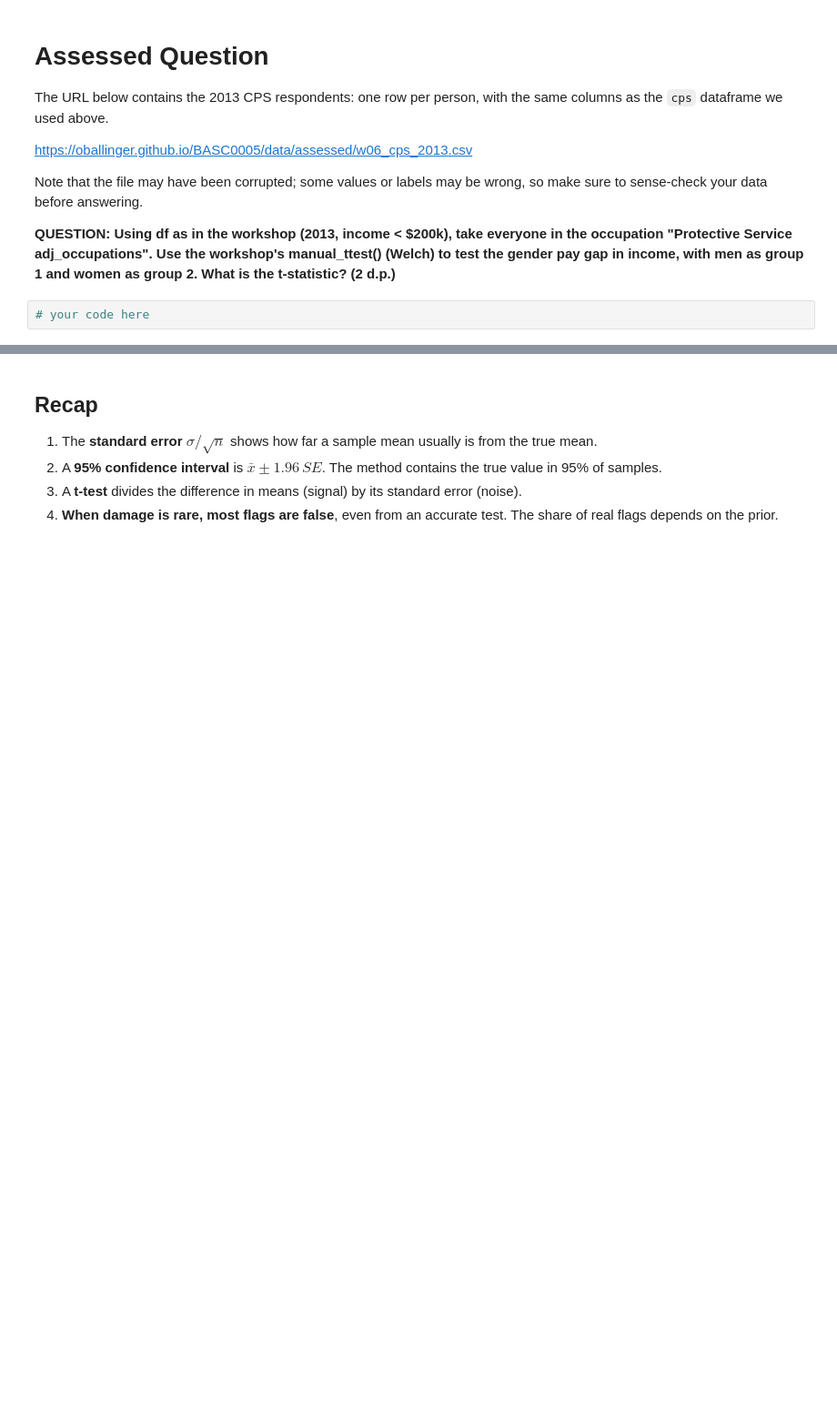
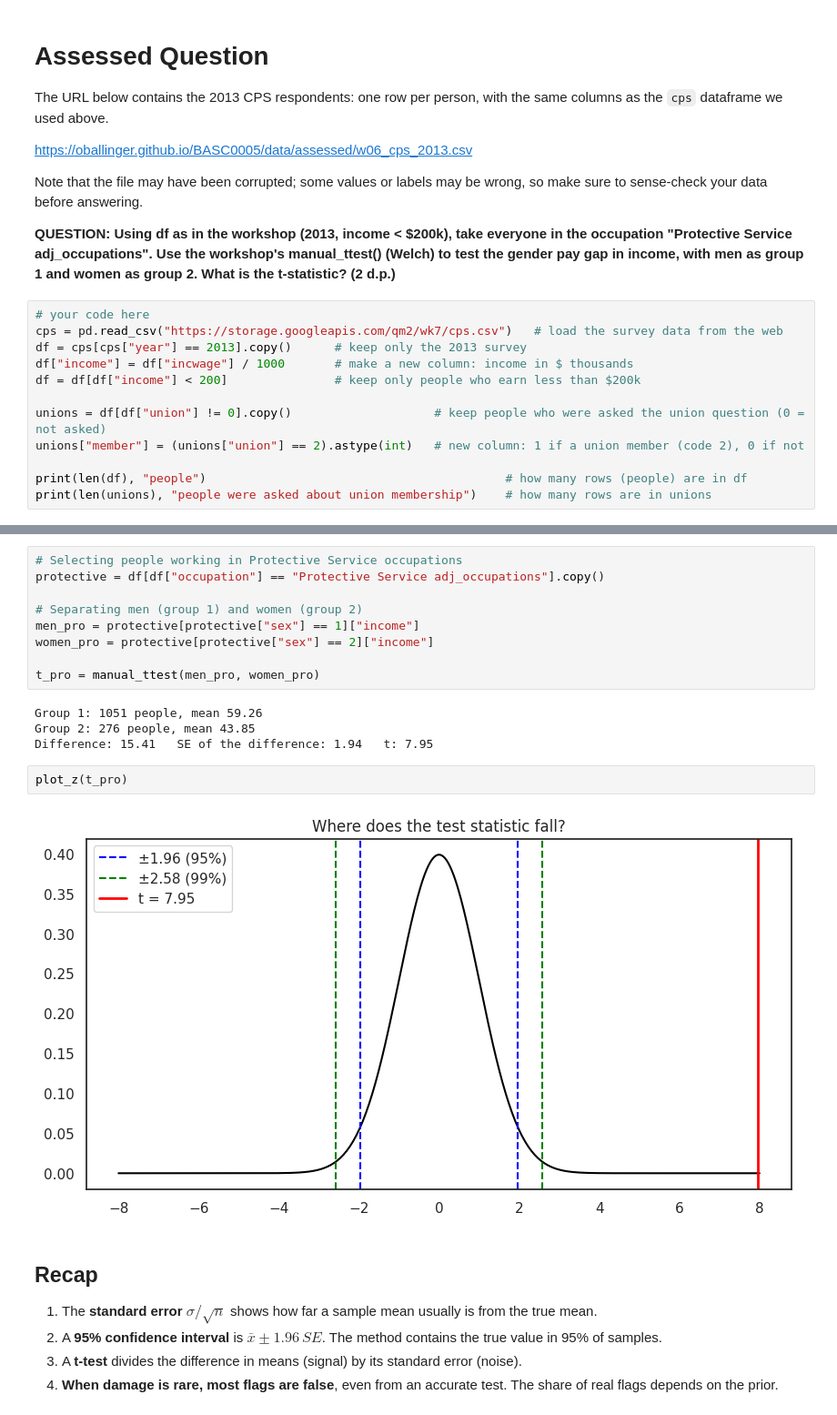
Before and after one commit to dhimasanindito/BASC0005, a Jupyter notebook: notebooks/W06. Hypothesis Testing.ipynb, the cells around one changed output, grey strips where cells are left out. Shown at 91% size. Cells and saved outputs as stored; diff of their text form; blank space fills up the shorter version.

```diff
--- a/notebooks/W06. Hypothesis Testing.ipynb
+++ b/notebooks/W06. Hypothesis Testing.ipynb
@@ -351,3 +354,13 @@ Note that the file may have been corrupted; some values or labels may be wrong,
 **QUESTION: Using df as in the workshop (2013, income < $200k), take everyone in the occupation "Protective Service adj_occupations". Use the workshop's manual_ttest() (Welch) to test the gender pay gap in income, with men as group 1 and women as group 2. What is the t-statistic? (2 d.p.)**
 # %%
 # your code here
+cps = pd.read_csv("https://storage.googleapis.com/qm2/wk7/cps.csv")   # load the survey data from the web
+df = cps[cps["year"] == 2013].copy()      # keep only the 2013 survey
+df["income"] = df["incwage"] / 1000       # make a new column: income in $ thousands
+df = df[df["income"] < 200]               # keep only people who earn less than $200k
+
+unions = df[df["union"] != 0].copy()                    # keep people who were asked the union question (0 = not asked)
+unions["member"] = (unions["union"] == 2).astype(int)   # new column: 1 if a union member (code 2), 0 if not
+
+print(len(df), "people")                                          # how many rows (people) are in df
+print(len(unions), "people were asked about union membership")    # how many rows are in unions
@@ -354,3 +380,20 @@ Note that the file may have been corrupted; some values or labels may be wrong,
+# %%
+# Selecting people working in Protective Service occupations
+protective = df[df["occupation"] == "Protective Service adj_occupations"].copy()
+
+# Separating men (group 1) and women (group 2)
+men_pro = protective[protective["sex"] == 1]["income"]
+women_pro = protective[protective["sex"] == 2]["income"]
+
+t_pro = manual_ttest(men_pro, women_pro)
+# %% [output]
+Group 1: 1051 people, mean 59.26
+Group 2: 276 people, mean 43.85
+Difference: 15.41   SE of the difference: 1.94   t: 7.95
+# %%
+plot_z(t_pro)
+# %% [output]
+[figure, added]
 # %% [markdown]
 ## Recap
 
```
Also changed, not shown: parts of 4 cells of this notebook.
